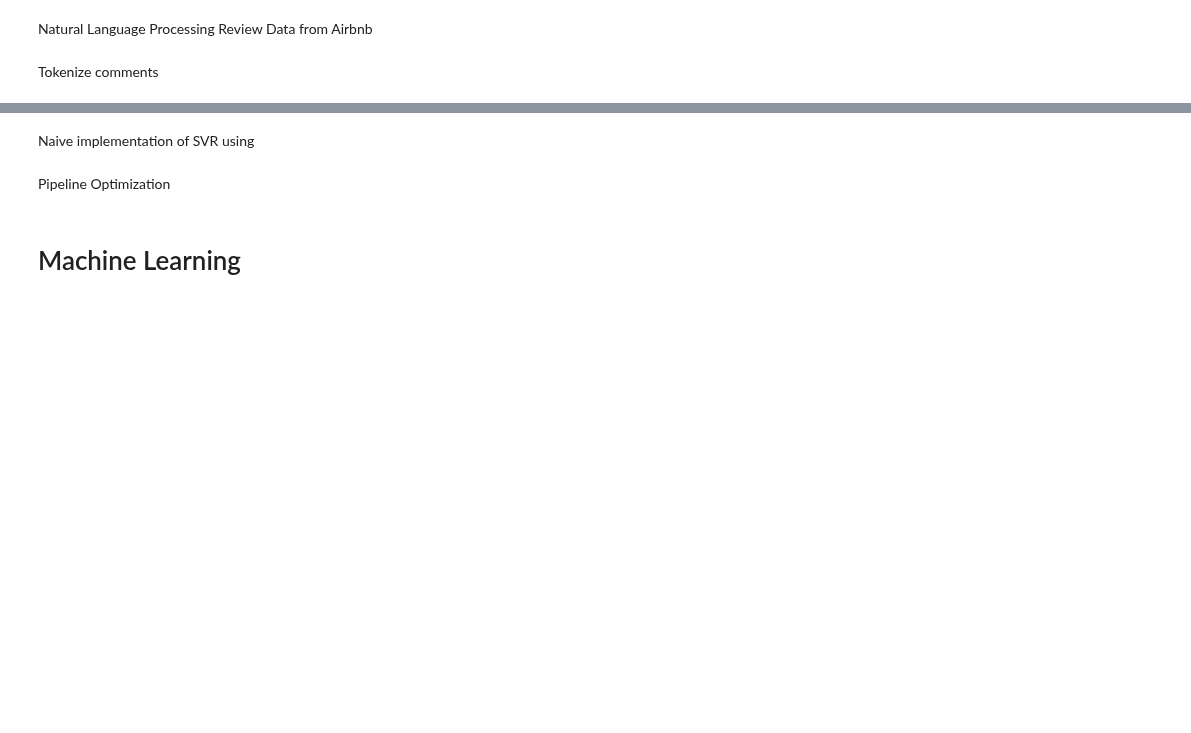
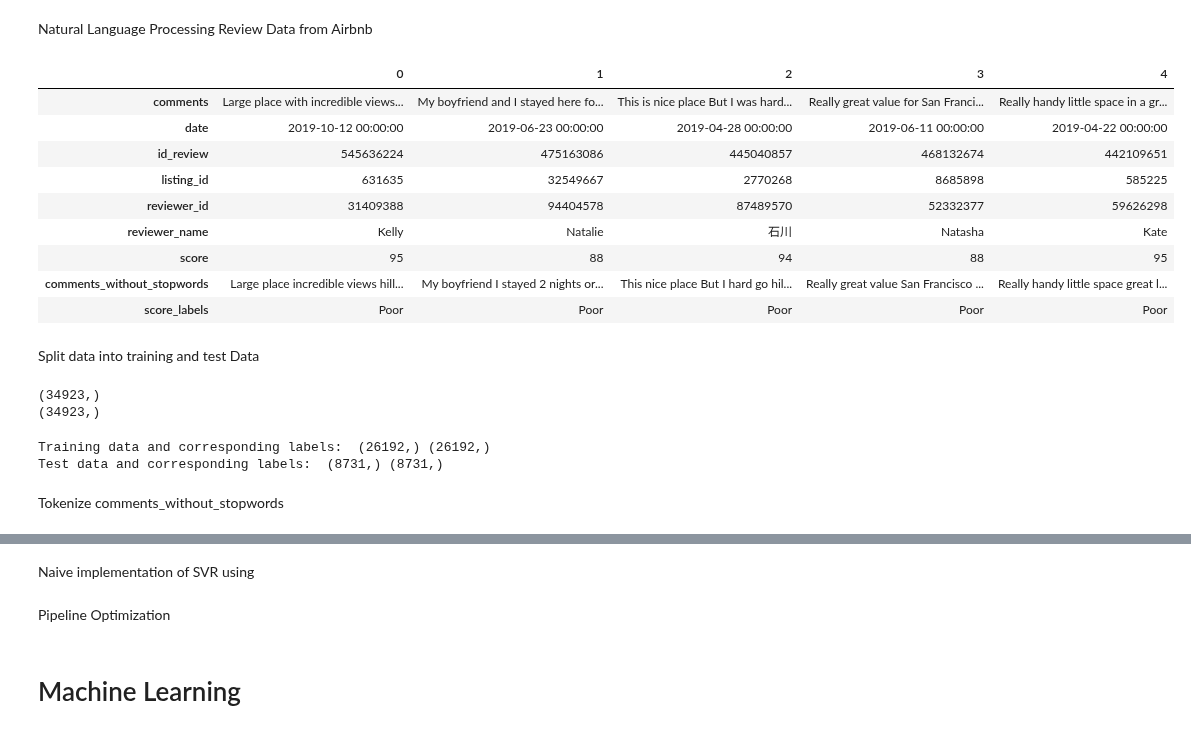
Before and after one commit to KishenSharma6/Airbnb-SF, a Jupyter notebook: Project Codes/05. Modeling/01_08_2020_Reviews_Text_Analysis.ipynb, the cells around one changed output, grey strips where cells are left out. Cells and saved outputs as stored; diff of their text form; code cells hidden in the pictures; blank space fills up the shorter version.

```diff
--- a/Project Codes/05. Modeling/01_08_2020_Reviews_Text_Analysis.ipynb
+++ b/Project Codes/05. Modeling/01_08_2020_Reviews_Text_Analysis.ipynb
@@ -4,22 +14,57 @@ Review Data from Airbnb
+# %%
+#Settings for notebook
+#Ignore warnings
+import warnings; warnings.simplefilter('ignore')
+
+#Increase number of columns and rows displayed by Pandas
+pd.set_option('display.max_columns', 500)
+pd.set_option('display.max_rows',100)
+# %%
+#Set path to data
+path = r'C:\Users\kishe\Documents\Data Science\Projects\Python Projects\In Progress\Air BnB - SF\Data\03_Processed'
+
+#Read in data
+reviews = pd.read_csv(path + '/01_08_2020_Reviews_Processed_Text_Analysis.csv',sep=',',
+                 parse_dates=['date'])
+# %%
+reviews.head().T
+# %% [output]
+|  | 0 | 1 | 2 | 3 | 4 |
+| comments | Large place with incredible views... | My boyfriend and I stayed here fo... | This is nice place But I was hard... | Really great value for San Franci... | Really handy little space in a gr... |
+| date | 2019-10-12 00:00:00 | 2019-06-23 00:00:00 | 2019-04-28 00:00:00 | 2019-06-11 00:00:00 | 2019-04-22 00:00:00 |
+| id_review | 545636224 | 475163086 | 445040857 | 468132674 | 442109651 |
+| listing_id | 631635 | 32549667 | 2770268 | 8685898 | 585225 |
+| reviewer_id | 31409388 | 94404578 | 87489570 | 52332377 | 59626298 |
+| reviewer_name | Kelly | Natalie | 石川 | Natasha | Kate |
+| score | 95 | 88 | 94 | 88 | 95 |
+| comments_without_stopwords | Large place incredible views hill... | My boyfriend I stayed 2 nights or... | This nice place But I hard go hil... | Really great value San Francisco ... | Really handy little space great l... |
+| score_labels | Poor | Poor | Poor | Poor | Poor |
+# %% [markdown]
+Split data into training and test Data
 # %%
-# #Convert comments and review_rating into arrays
-# X = review_scores['comments'].values #training data
-# y = review_scores['score_labels'].values #target data
+#Convert comments_without_stopwords and score_labels into arrays
+X = reviews['comments_without_stopwords'].values
+y = reviews['score_labels'].values
 
-# #Check
-# print(X.shape)
-# print(y.shape)
+#Check
+print(X.shape)
+print(y.shape)
+# %% [output]
+(34923,)
+(34923,)
 # %%
-# #instantiate test_train_split
-# from sklearn.model_selection import train_test_split
+#instantiate test_train_split
+from sklearn.model_selection import train_test_split
 
-# #Split data
-# X_train, X_test, y_train, y_test = train_test_split(X, y, random_state=42)
+#Split data
+X_train, X_test, y_train, y_test = train_test_split(X, y, random_state=42)
 
-# #Check
-# print(X_train.shape, y_train.shape)
-# print(X_test.shape, y_test.shape)
-# print(X_train)
+#Check
+print('Training data and corresponding labels: ',X_train.shape, y_train.shape)
+print('Test data and corresponding labels: ',X_test.shape, y_test.shape)
+# %% [output]
+Training data and corresponding labels:  (26192,) (26192,)
+Test data and corresponding labels:  (8731,) (8731,)
 # %% [markdown]
-Tokenize comments
+Tokenize comments_without_stopwords
 # %%
```
Also changed, not shown: parts of 9 cells of this notebook, 1 other file.
